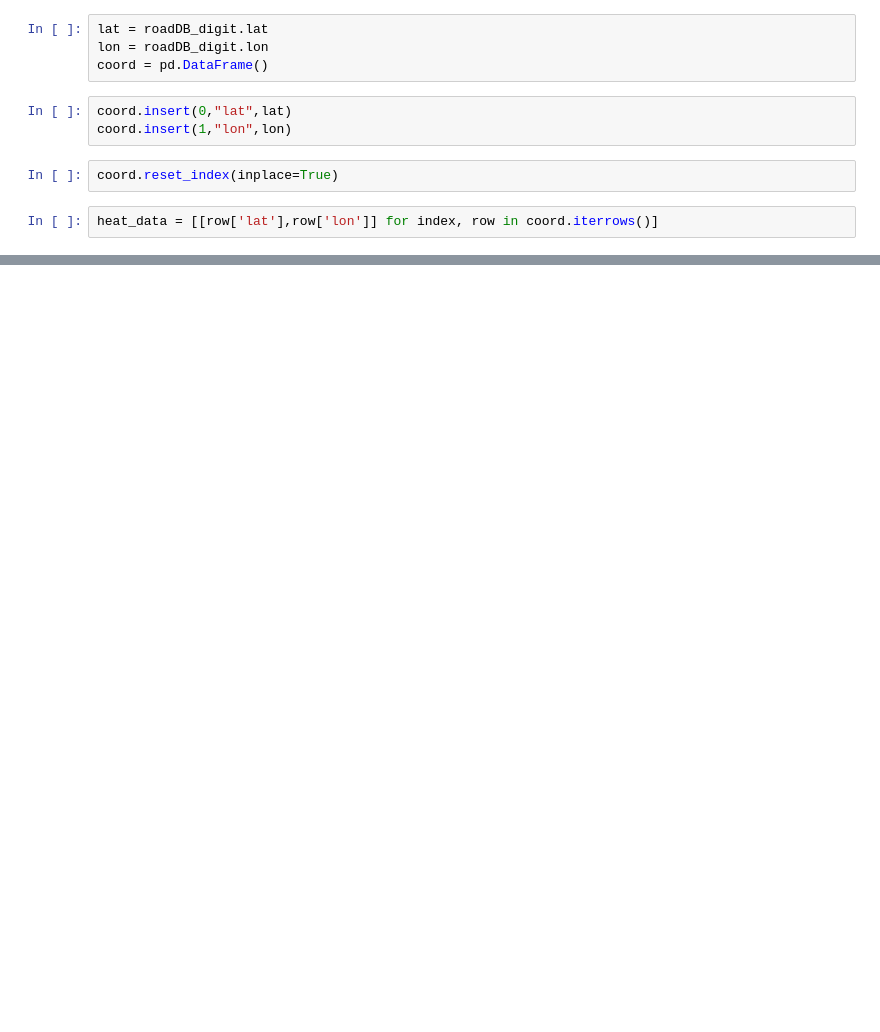
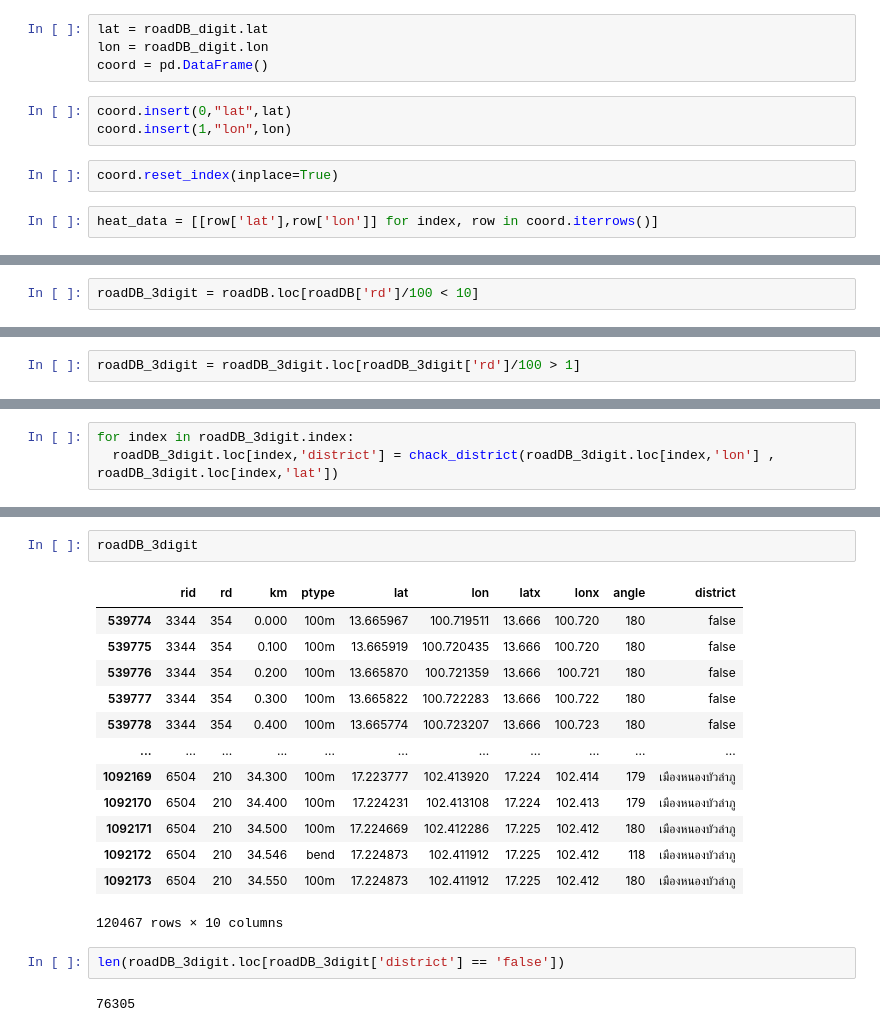
Before and after one commit to myNameIsPK/route_prediction, a Jupyter notebook: phase1/1.2/RoadDB_filter_NE.ipynb, the cells around one changed output, grey strips where cells are left out. Drawn from its saved outputs; the diff is of its cells as text; blank space fills up the shorter version.

Commit message:
roadDB 3 digit filter

```diff
--- a/phase1/1.2/RoadDB_filter_NE.ipynb
+++ b/phase1/1.2/RoadDB_filter_NE.ipynb
@@ -241,0 +253,2 @@ display(mapit)
+# %%
+roadDB_3digit = roadDB.loc[roadDB['rd']/100 < 10]
@@ -241,0 +271,2 @@ display(mapit)
+# %%
+roadDB_3digit = roadDB_3digit.loc[roadDB_3digit['rd']/100 > 1]
@@ -241,0 +290,3 @@ display(mapit)
+# %%
+for index in roadDB_3digit.index:
+  roadDB_3digit.loc[index,'district'] = chack_district(roadDB_3digit.loc[index,'lon'] , roadDB_3digit.loc[index,'lat'])
@@ -241,0 +305,20 @@ display(mapit)
+# %%
+roadDB_3digit
+# %% [output]
+|  | rid | rd | km | ptype | lat | lon | latx | lonx | angle | district |
+| 539774 | 3344 | 354 | 0.000 | 100m | 13.665967 | 100.719511 | 13.666 | 100.720 | 180 | false |
+| 539775 | 3344 | 354 | 0.100 | 100m | 13.665919 | 100.720435 | 13.666 | 100.720 | 180 | false |
+| 539776 | 3344 | 354 | 0.200 | 100m | 13.665870 | 100.721359 | 13.666 | 100.721 | 180 | false |
+| 539777 | 3344 | 354 | 0.300 | 100m | 13.665822 | 100.722283 | 13.666 | 100.722 | 180 | false |
+| 539778 | 3344 | 354 | 0.400 | 100m | 13.665774 | 100.723207 | 13.666 | 100.723 | 180 | false |
+| ... | ... | ... | ... | ... | ... | ... | ... | ... | ... | ... |
+| 1092169 | 6504 | 210 | 34.300 | 100m | 17.223777 | 102.413920 | 17.224 | 102.414 | 179 | เมืองหนองบัวลำภู |
+| 1092170 | 6504 | 210 | 34.400 | 100m | 17.224231 | 102.413108 | 17.224 | 102.413 | 179 | เมืองหนองบัวลำภู |
+| 1092171 | 6504 | 210 | 34.500 | 100m | 17.224669 | 102.412286 | 17.225 | 102.412 | 180 | เมืองหนองบัวลำภู |
+| 1092172 | 6504 | 210 | 34.546 | bend | 17.224873 | 102.411912 | 17.225 | 102.412 | 118 | เมืองหนองบัวลำภู |
+| 1092173 | 6504 | 210 | 34.550 | 100m | 17.224873 | 102.411912 | 17.225 | 102.412 | 180 | เมืองหนองบัวลำภู |
+120467 rows × 10 columns
+# %%
+len(roadDB_3digit.loc[roadDB_3digit['district'] == 'false'])
+# %% [output]
+76305
```
Also changed, not shown: parts of 20 cells of this notebook.
